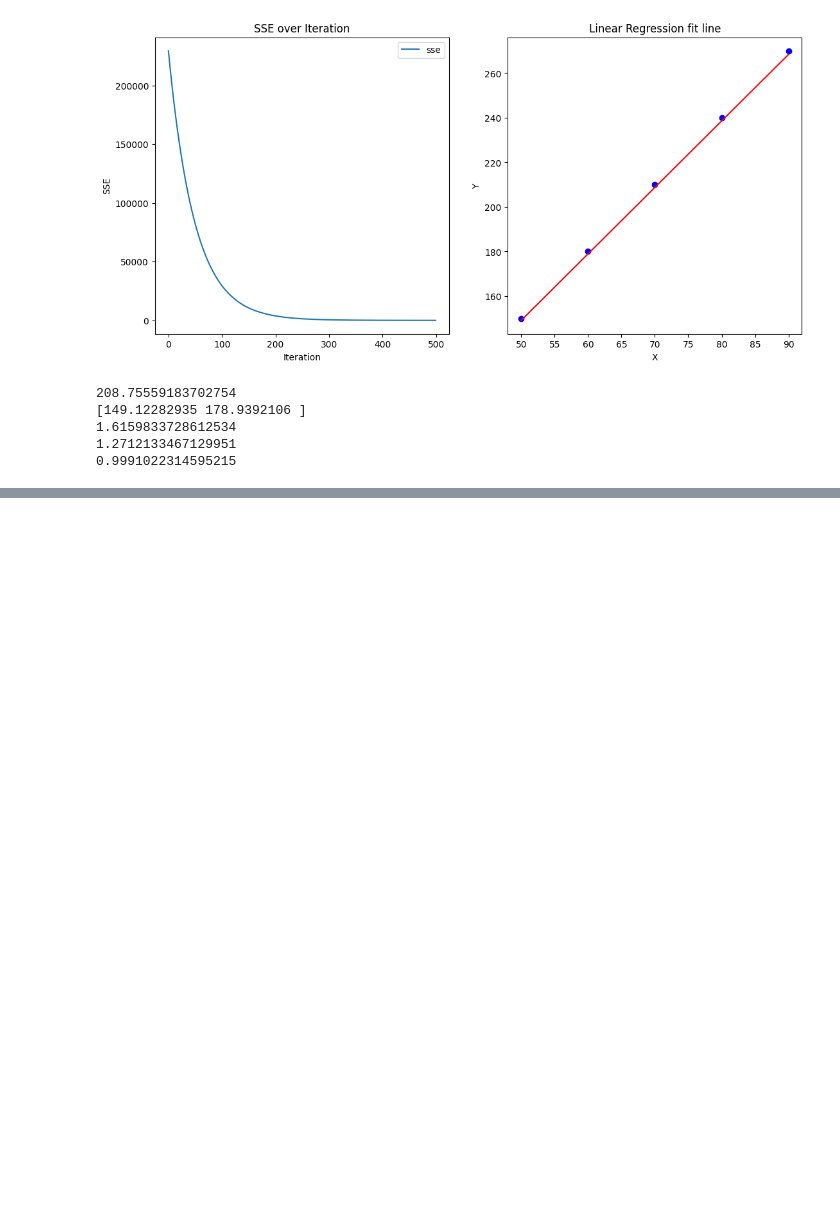
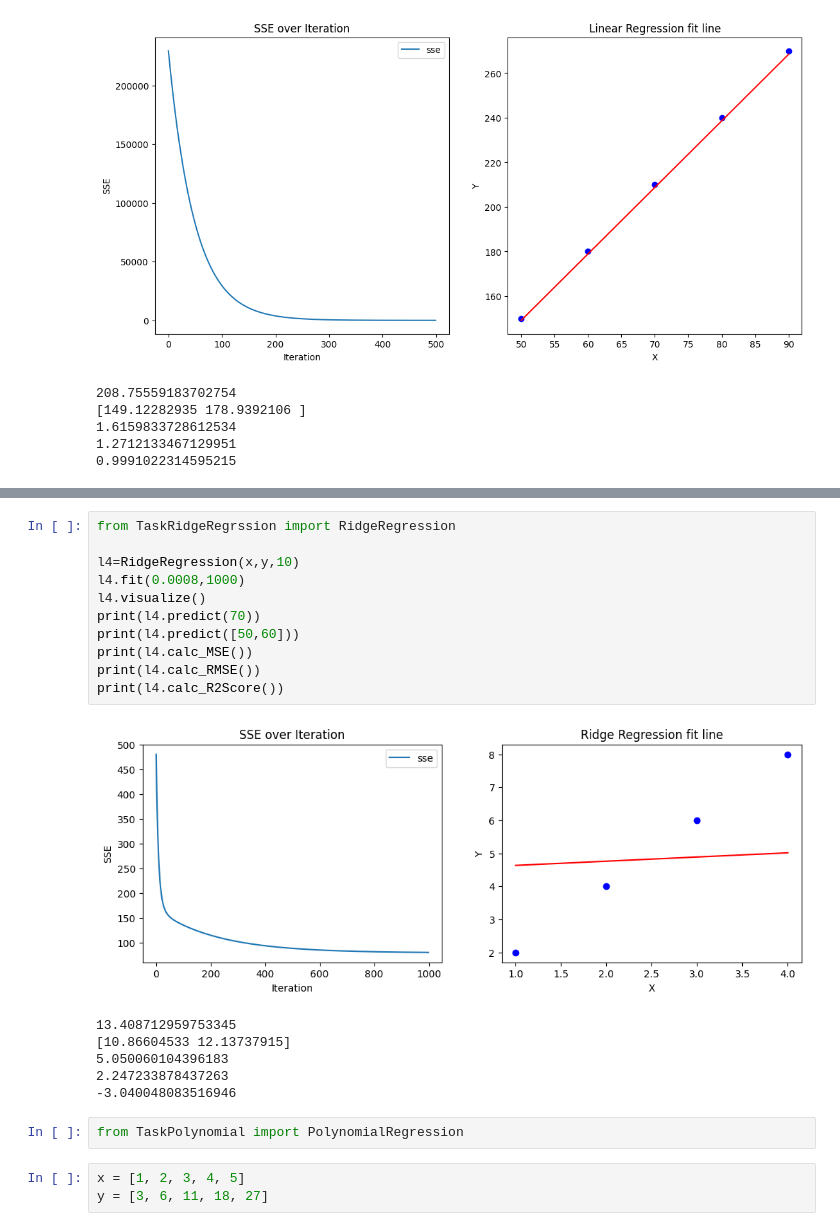
Before and after one commit to mariamgaber123/DEPI_ONL4_AIS2_S2, a Jupyter notebook: machine_learning/Tasks/test.ipynb, the cells around one changed output, grey strips where cells are left out. Saved outputs shown, nothing was run; the diff lists cells and outputs as text; blank space fills up the shorter version.

```diff
--- a/machine_learning/Tasks/test.ipynb
+++ b/machine_learning/Tasks/test.ipynb
@@ -40,0 +62,23 @@ print(l2.calc_R2Score())
+# %%
+from TaskRidgeRegrssion import RidgeRegression
+
+l4=RidgeRegression(x,y,10)
+l4.fit(0.0008,1000)
+l4.visualize()
+print(l4.predict(70))
+print(l4.predict([50,60]))
+print(l4.calc_MSE())
+print(l4.calc_RMSE())
+print(l4.calc_R2Score())
+# %% [output]
+[figure, added]
+13.408712959753345
+[10.86604533 12.13737915]
+5.050060104396183
+2.247233878437263
+-3.040048083516946
+# %%
+from TaskPolynomial import PolynomialRegression
+# %%
+x = [1, 2, 3, 4, 5]
+y = [3, 6, 11, 18, 27]
```
Also changed, not shown: parts of 4 cells of this notebook, 3 other files.
